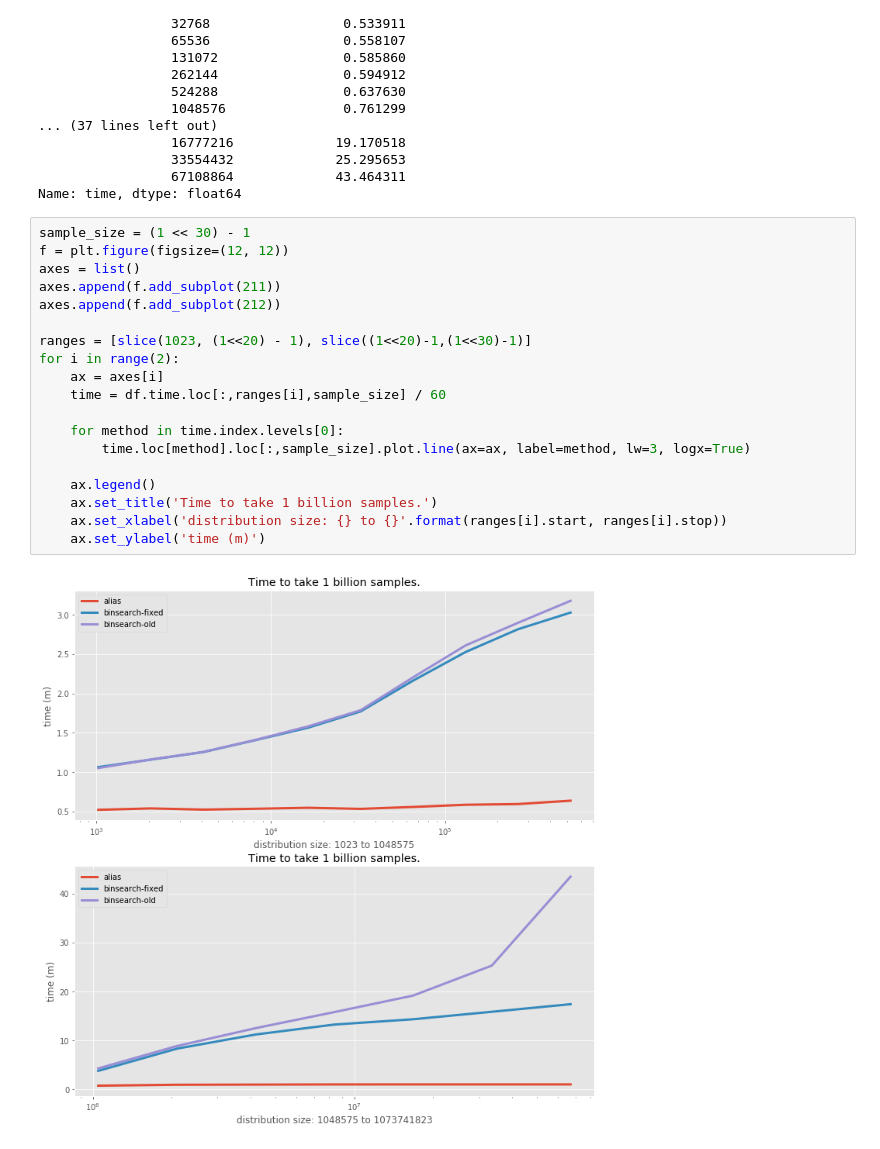
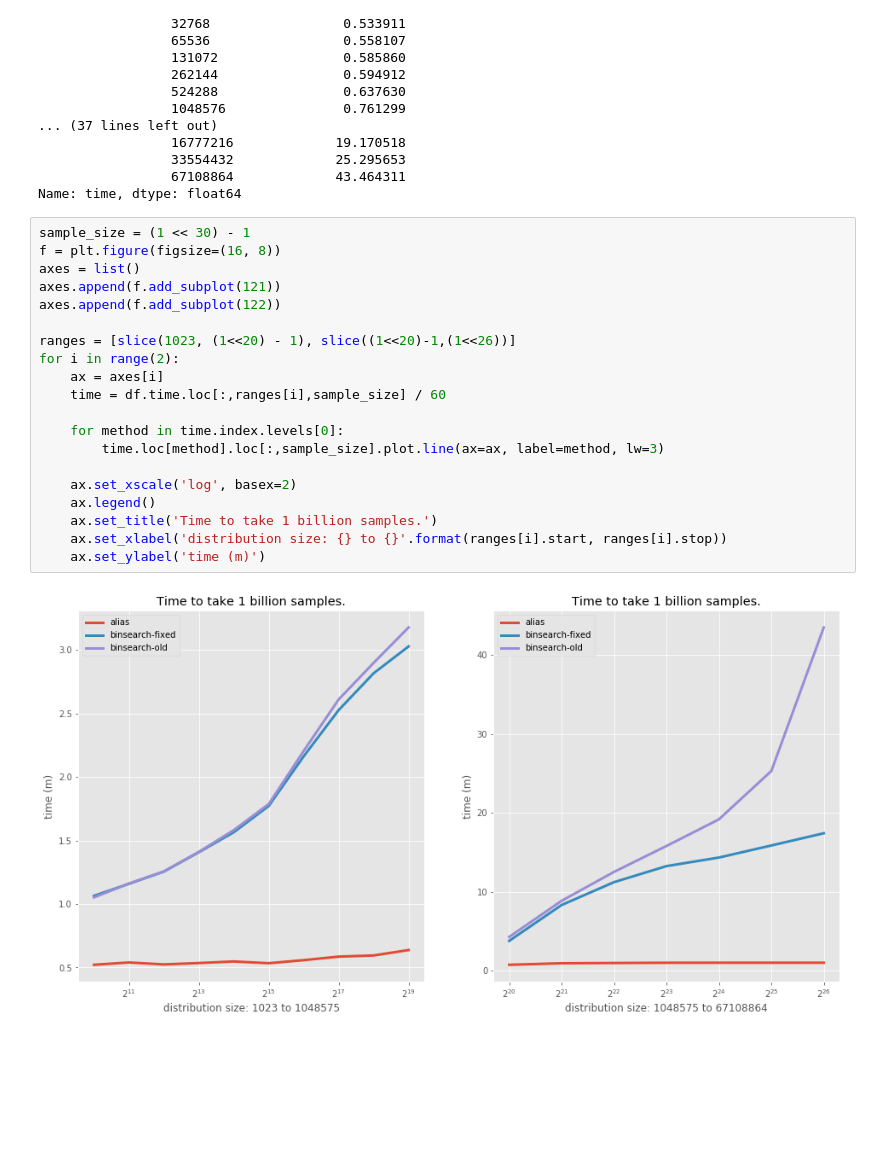
Before and after one commit to lgmsantos/pyalias, a Jupyter notebook: notebooks/results.ipynb, the cells around one changed output. Saved outputs shown, nothing was run; the diff lists cells and outputs as text; blank space fills up the shorter version.

```diff
--- a/notebooks/results.ipynb
+++ b/notebooks/results.ipynb
@@ -45,22 +47,23 @@ alias            1024                  0.521662
 Name: time, dtype: float64
 # %%
 sample_size = (1 << 30) - 1
-f = plt.figure(figsize=(12, 12))
+f = plt.figure(figsize=(16, 8))
 axes = list()
-axes.append(f.add_subplot(211))
-axes.append(f.add_subplot(212))
+axes.append(f.add_subplot(121))
+axes.append(f.add_subplot(122))
 
-ranges = [slice(1023, (1<<20) - 1), slice((1<<20)-1,(1<<30)-1)]
+ranges = [slice(1023, (1<<20) - 1), slice((1<<20)-1,(1<<26))]
 for i in range(2):
     ax = axes[i]
     time = df.time.loc[:,ranges[i],sample_size] / 60
 
     for method in time.index.levels[0]:
-        time.loc[method].loc[:,sample_size].plot.line(ax=ax, label=method, lw=3, logx=True)
+        time.loc[method].loc[:,sample_size].plot.line(ax=ax, label=method, lw=3)
 
+    ax.set_xscale('log', basex=2)
     ax.legend()
     ax.set_title('Time to take 1 billion samples.')
     ax.set_xlabel('distribution size: {} to {}'.format(ranges[i].start, ranges[i].stop))
     ax.set_ylabel('time (m)')
 # %% [output]
-[figure, old version]
+[figure, new version]
```
Also changed, not shown: parts of 3 cells of this notebook.
